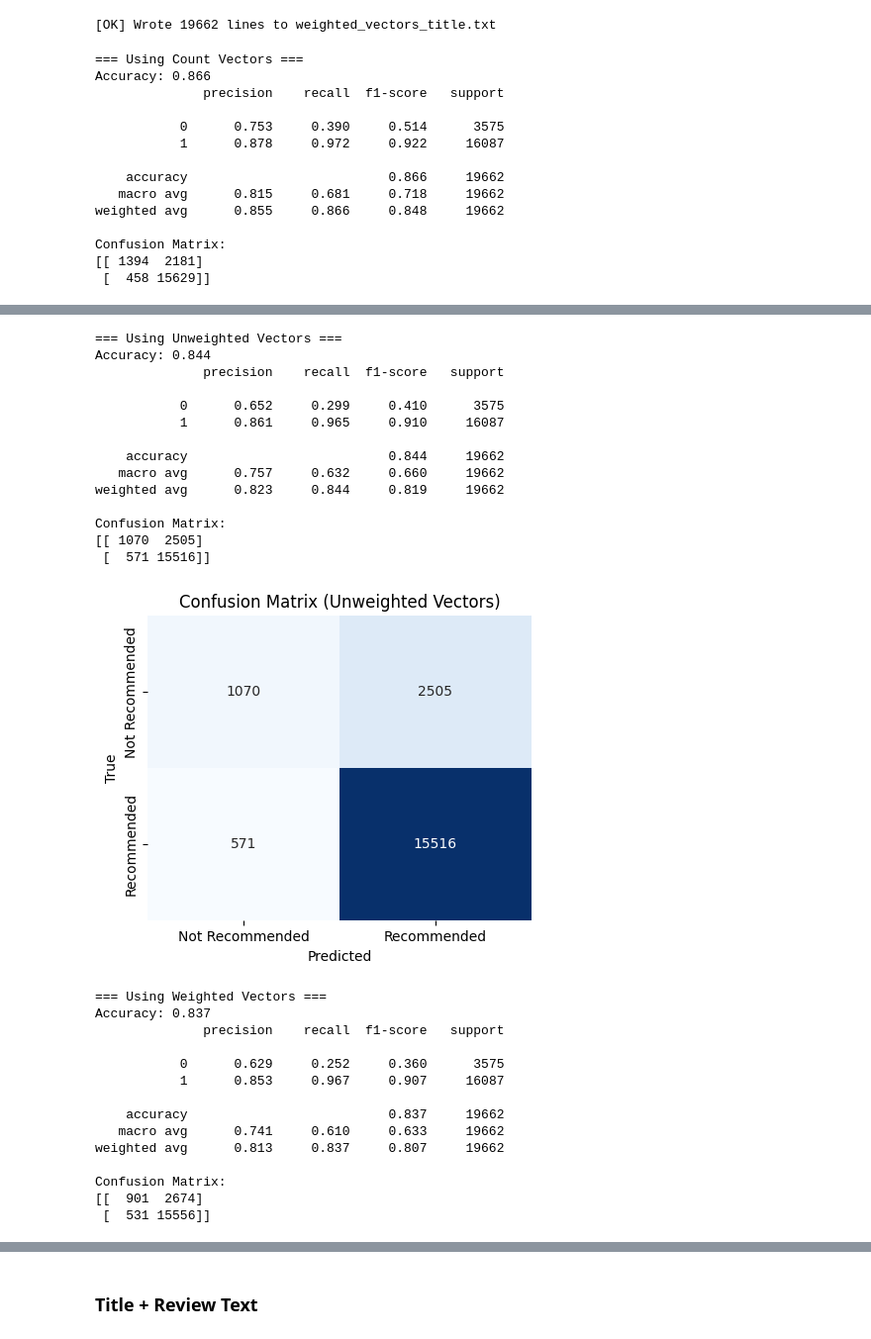
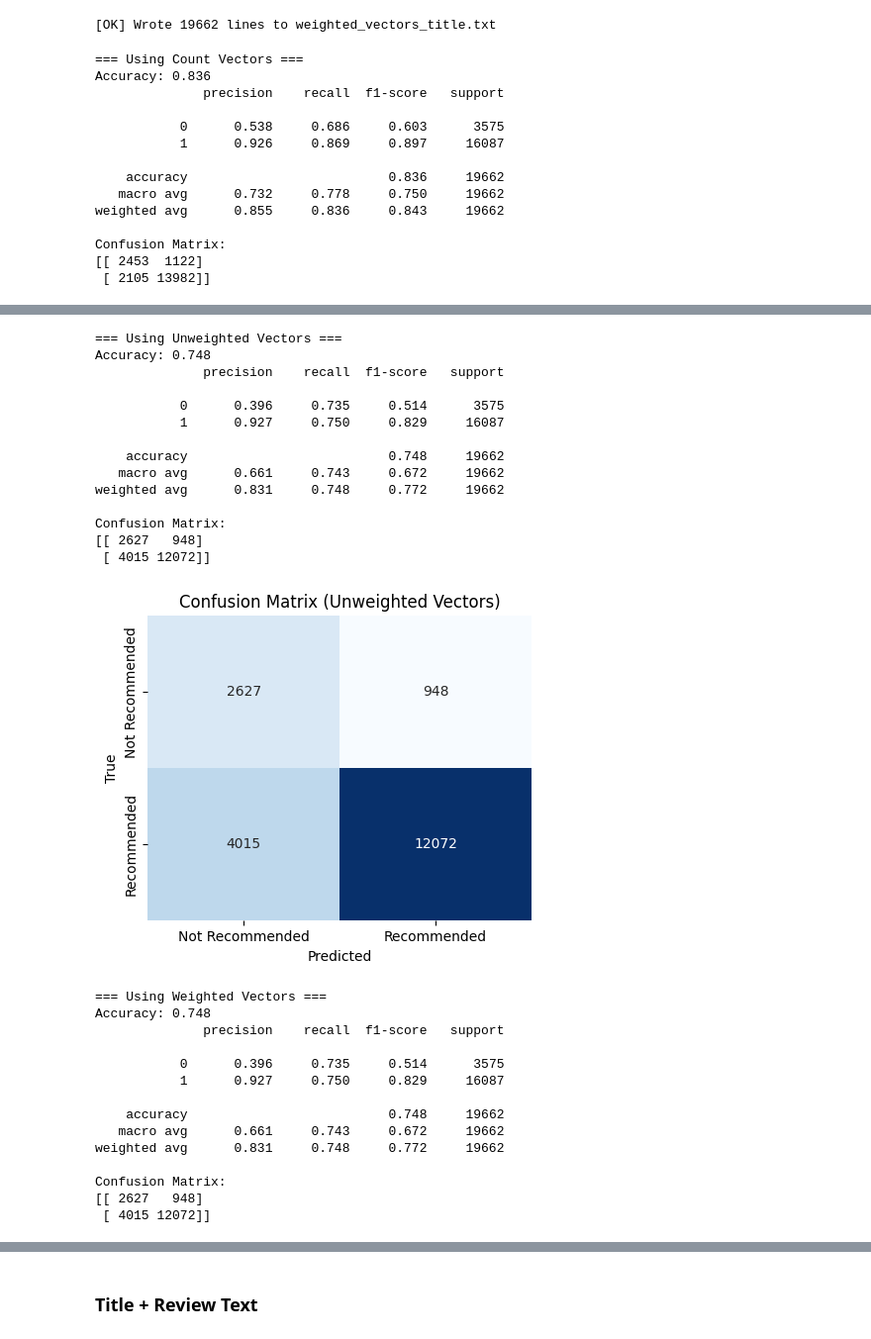
Before and after one commit to TTNguyen0312/ASM3-APDS, a Jupyter notebook: data/task2_3.ipynb, the cells around one changed output, grey strips where cells are left out. Shown at 99% size. Saved outputs shown, nothing was run; the diff lists cells and outputs as text; code cells hidden in the pictures.

Commit message:
feat: add TitleReview, weighted, unweighted

```diff
--- a/data/task2_3.ipynb
+++ b/data/task2_3.ipynb
@@ -355,7 +355,7 @@ from sklearn.ensemble import RandomForestClassifier
 
 
 cv = StratifiedKFold(n_splits=10, shuffle=True, random_state=42)
-clf = LogisticRegression(max_iter=1000)
+clf = LogisticRegression(max_iter=1000, class_weight="balanced", random_state=42)
 rf = RandomForestClassifier(
         n_estimators=200,        # number of trees
         max_depth=None,          # let trees grow fully
@@ -741,22 +741,22 @@ print(f"[OK] Wrote {len(df)} lines to {out_path}")
 [OK] Wrote 19662 lines to weighted_vectors_title.txt
 # %%
 X_count_title     = load_vectors("count_vectors_title.txt", sparse=True)
-X_ft_unweighted_title  = StandardScaler().fit_transform(np.array(load_vectors("unweighted_vectors_title.txt")))
-X_ft_weighted_title    = StandardScaler().fit_transform(np.array(load_vectors("weighted_vectors_title.txt")))
+X_ft_unweighted_title  = StandardScaler().fit_transform(df["unweighted_vector_title"].values.tolist())
+X_ft_weighted_title    = StandardScaler().fit_transform(df["unweighted_vector_title"].values.tolist())
 
 run_model_analysis(clf, X_count_title, X_ft_unweighted_title, X_ft_weighted_title, y)
 # %% [output]
 === Using Count Vectors ===
-Accuracy: 0.866
+Accuracy: 0.836
               precision    recall  f1-score   support
 
-           0      0.753     0.390     0.514      3575
-           1      0.878     0.972     0.922     16087
+           0      0.538     0.686     0.603      3575
+           1      0.926     0.869     0.897     16087
 
-    accuracy                          0.866     19662
-   macro avg      0.815     0.681     0.718     19662
-weighted avg      0.855     0.866     0.848     19662
+    accuracy                          0.836     19662
+   macro avg      0.732     0.778     0.750     19662
+weighted avg      0.855     0.836     0.843     19662
 
 Confusion Matrix:
-[[ 1394  2181]
- [  458 15629]]
+[[ 2453  1122]
+ [ 2105 13982]]
@@ -764,29 +764,29 @@ Confusion Matrix:
 === Using Unweighted Vectors ===
-Accuracy: 0.844
+Accuracy: 0.748
               precision    recall  f1-score   support
 
-           0      0.652     0.299     0.410      3575
-           1      0.861     0.965     0.910     16087
+           0      0.396     0.735     0.514      3575
+           1      0.927     0.750     0.829     16087
 
-    accuracy                          0.844     19662
-   macro avg      0.757     0.632     0.660     19662
-weighted avg      0.823     0.844     0.819     19662
+    accuracy                          0.748     19662
+   macro avg      0.661     0.743     0.672     19662
+weighted avg      0.831     0.748     0.772     19662
 
 Confusion Matrix:
-[[ 1070  2505]
- [  571 15516]]
+[[ 2627   948]
+ [ 4015 12072]]
-[figure, old version]
+[figure, new version]
 === Using Weighted Vectors ===
-Accuracy: 0.837
+Accuracy: 0.748
               precision    recall  f1-score   support
 
-           0      0.629     0.252     0.360      3575
-           1      0.853     0.967     0.907     16087
+           0      0.396     0.735     0.514      3575
+           1      0.927     0.750     0.829     16087
 
-    accuracy                          0.837     19662
-   macro avg      0.741     0.610     0.633     19662
-weighted avg      0.813     0.837     0.807     19662
+    accuracy                          0.748     19662
+   macro avg      0.661     0.743     0.672     19662
+weighted avg      0.831     0.748     0.772     19662
 
 Confusion Matrix:
-[[  901  2674]
- [  531 15556]]
+[[ 2627   948]
+ [ 4015 12072]]
```
Also changed, not shown: parts of 12 cells of this notebook, 5 other files.
